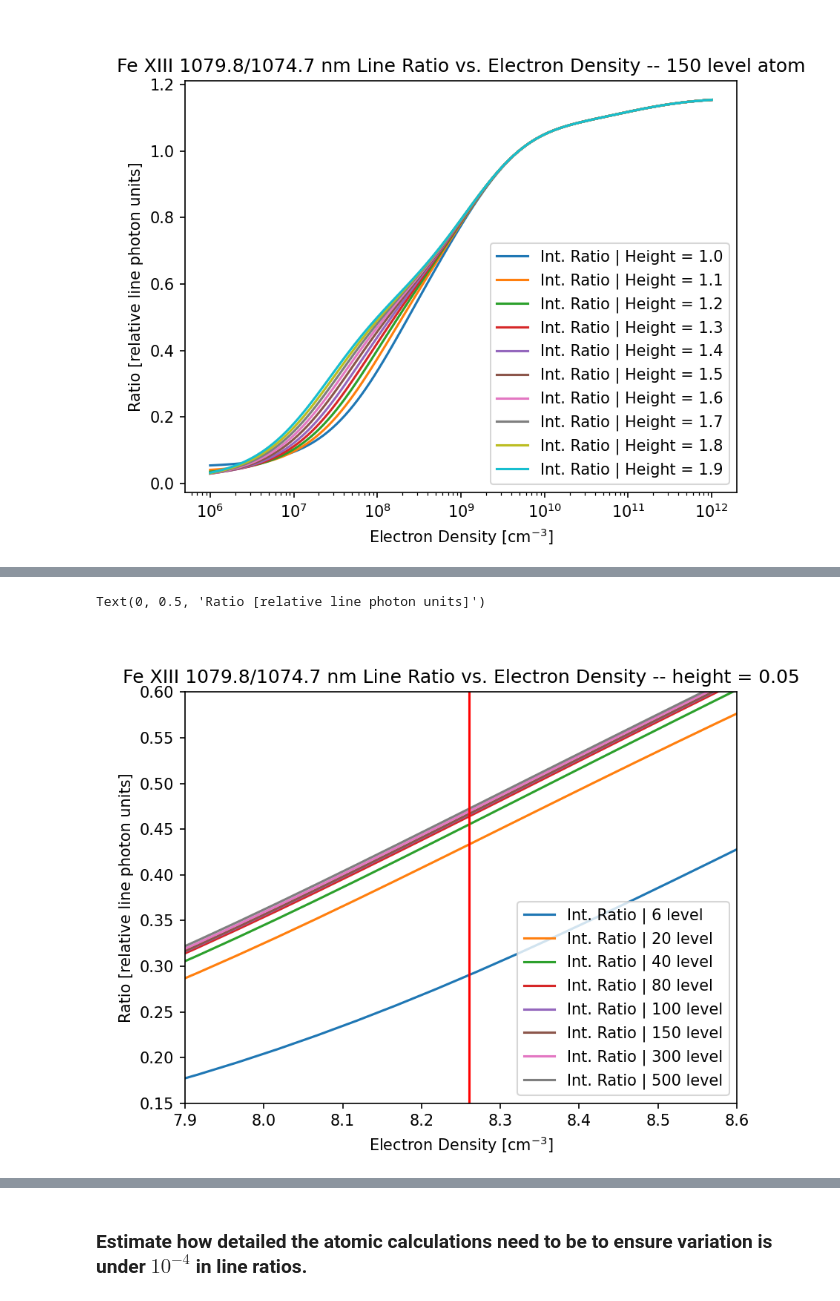
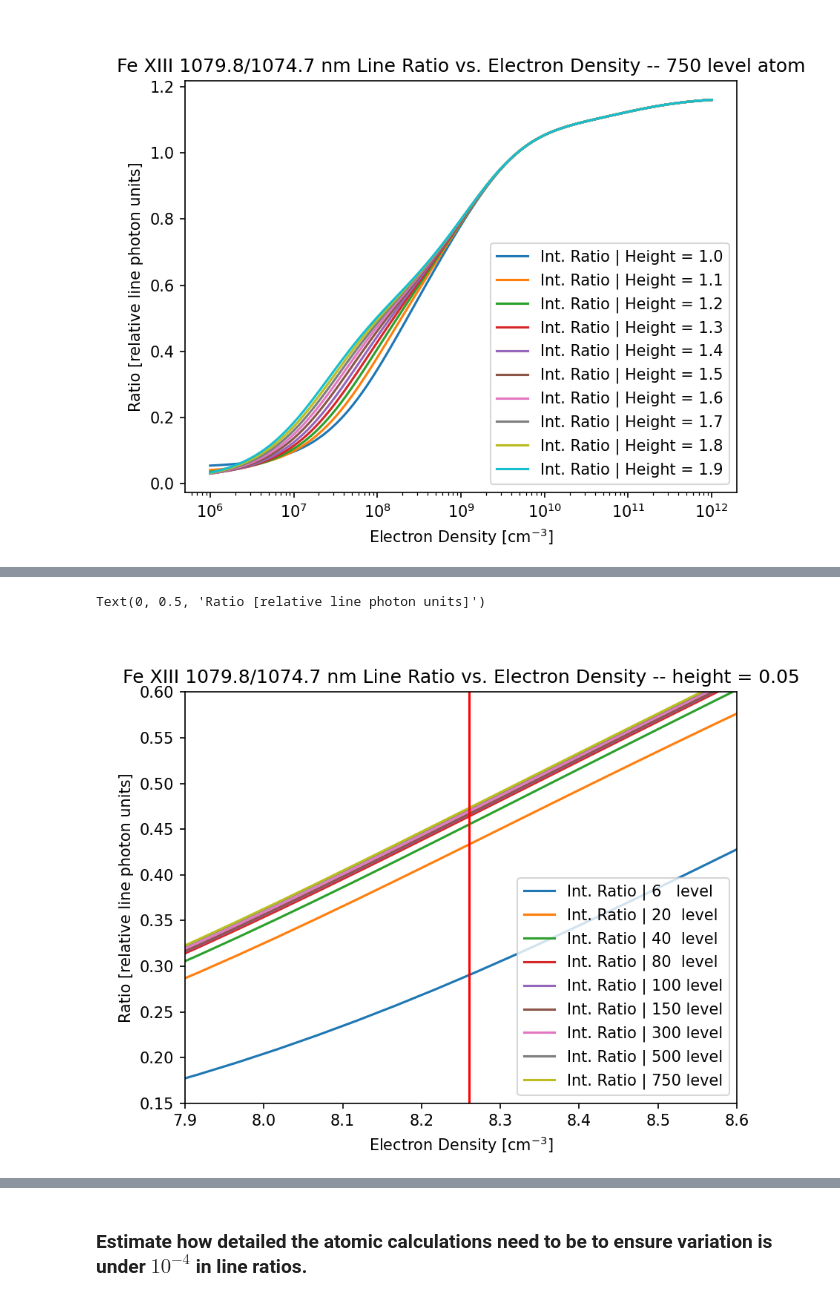
Before and after one commit to arparaschiv/FeXIII-coronal-density, a Jupyter notebook: PyCELP_generate_lookup.ipynb, the cells around one changed output, grey strips where cells are left out. Cells and saved outputs as stored; diff of their text form; code cells hidden in the pictures.

```diff
--- a/PyCELP_generate_lookup.ipynb
+++ b/PyCELP_generate_lookup.ipynb
@@ -38,7 +38,7 @@ os.environ["XUVTOP"] = '/home/noxpara/Documents/physics_progs/CHIANTI_10.1_datab
 
 %matplotlib widget
 # %%
-la   = 150          ### Number of levels to include when doing the statistical equiblibrium and radiative transfer equations. The database has ~750 levels. Anything above 400 levels shoudl be enough.
+la   = 750          ### Number of levels to include when doing the statistical equiblibrium and radiative transfer equations. The database has ~750 levels. Anything above 100 levels shoudl be enough.
 fe13 = pycelp.Ion('fe_13',nlevels = la)
 ## some useful prints of the Ion parameters extracted from the database
 #print("\n",fe13,"\n")                ## show extracted ion spacifications
@@ -233,27 +275,28 @@ for d,edens in enumerate(densities):
 # %%
 plt.figure()
 
 densities1=np.log10(densities)
 
-plt.plot(densities1,intensities[1,:,0] / intensities[0,:,0]  ,label = r'Int. Ratio | 6 level')
-plt.plot(densities1,intensities[1,:,1] / intensities[0,:,1]  ,label = r'Int. Ratio | 20 level')
-plt.plot(densities1,intensities[1,:,2] / intensities[0,:,2]  ,label = r'Int. Ratio | 40 level')
-plt.plot(densities1,intensities[1,:,3] / intensities[0,:,3]  ,label = r'Int. Ratio | 80 level')
-plt.plot(densities1,intensities[1,:,4] / intensities[0,:,4]  ,label = r'Int. Ratio | 100 level')
-plt.plot(densities1,intensities[1,:,5] / intensities[0,:,5]  ,label = r'Int. Ratio | 150 level')
-plt.plot(densities1,intensities[1,:,6] / intensities[0,:,6]  ,label = r'Int. Ratio | 300 level')
-plt.plot(densities1,intensities[1,:,7] / intensities[0,:,7]  ,label = r'Int. Ratio | 500 level')
+plt.plot(densities1,intensities1[1,:,0] / intensities1[0,:,0]  ,label = r'Int. Ratio | 6   level')
+plt.plot(densities1,intensities1[1,:,1] / intensities1[0,:,1]  ,label = r'Int. Ratio | 20  level')
+plt.plot(densities1,intensities1[1,:,2] / intensities1[0,:,2]  ,label = r'Int. Ratio | 40  level')
+plt.plot(densities1,intensities1[1,:,3] / intensities1[0,:,3]  ,label = r'Int. Ratio | 80  level')
+plt.plot(densities1,intensities1[1,:,4] / intensities1[0,:,4]  ,label = r'Int. Ratio | 100 level')
+plt.plot(densities1,intensities1[1,:,5] / intensities1[0,:,5]  ,label = r'Int. Ratio | 150 level')
+plt.plot(densities1,intensities1[1,:,6] / intensities1[0,:,6]  ,label = r'Int. Ratio | 300 level')
+plt.plot(densities1,intensities1[1,:,7] / intensities1[0,:,7]  ,label = r'Int. Ratio | 500 level')
+plt.plot(densities1,intensities1[1,:,8] / intensities1[0,:,8]  ,label = r'Int. Ratio | 750 level')
 plt.legend()
 #plt.xscale('log')
 plt.xlim(7.9,8.6)
 plt.ylim(0.15,0.6)
 plt.axvline(8.26,color="r")
 plt.xlabel('Electron Density [cm$^{-3}$]')
 plt.title('Fe XIII 1079.8/1074.7 nm Line Ratio vs. Electron Density -- height = '+ str(eheight))
 plt.ylabel('Ratio [relative line photon units]')
 # %% [output]
 Text(0, 0.5, 'Ratio [relative line photon units]')
-[figure, old version]
+[figure, new version]
 # %% [markdown]
 Conclusion:
 
```
Also changed, not shown: parts of 25 cells of this notebook, 9 other files.
